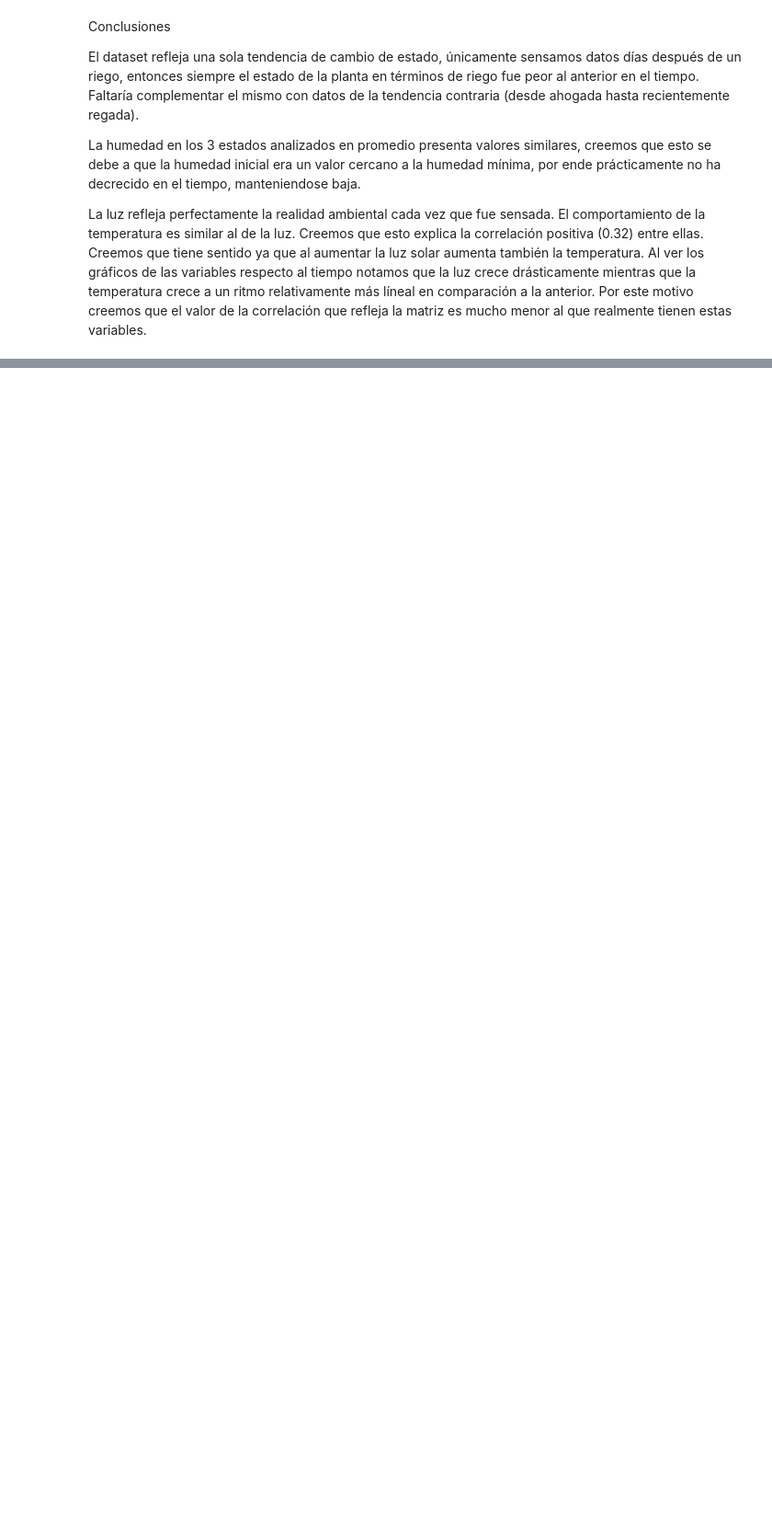
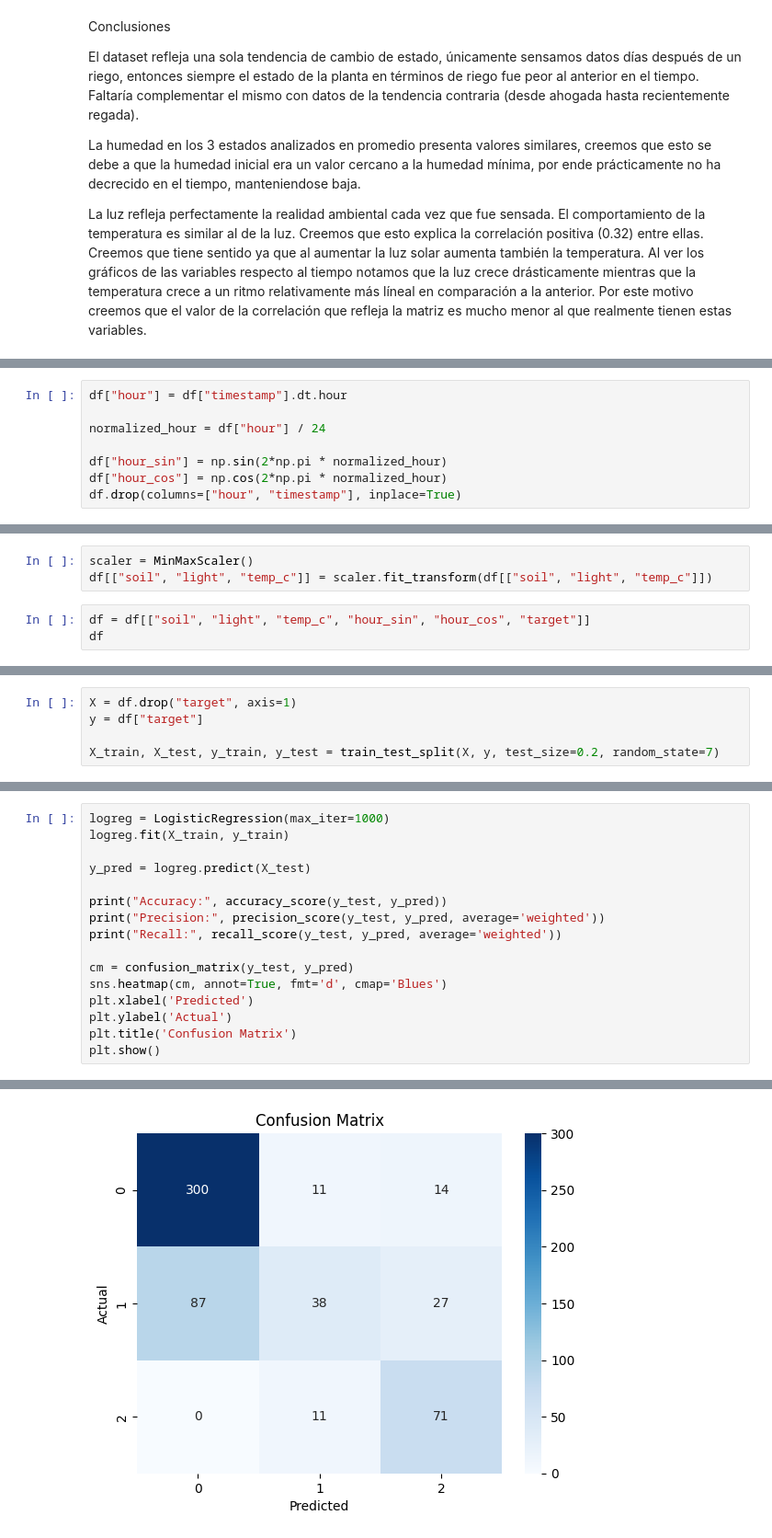
Before and after one commit to saguirregaray1/ia-plant, a Jupyter notebook: planta.ipynb, the cells around one changed output, grey strips where cells are left out. Shown: that part at 92% size. Drawn from its saved outputs; the diff is of its cells as text; blank space fills up the shorter version.

```diff
--- a/planta.ipynb
+++ b/planta.ipynb
@@ -383,0 +416,8 @@ La luz refleja perfectamente la realidad ambiental cada vez que fue sensada. El
+# %%
+df["hour"] = df["timestamp"].dt.hour
+
+normalized_hour = df["hour"] / 24
+
+df["hour_sin"] = np.sin(2*np.pi * normalized_hour)
+df["hour_cos"] = np.cos(2*np.pi * normalized_hour)
+df.drop(columns=["hour", "timestamp"], inplace=True)
@@ -383,0 +426,6 @@ La luz refleja perfectamente la realidad ambiental cada vez que fue sensada. El
+# %%
+scaler = MinMaxScaler()
+df[["soil", "light", "temp_c"]] = scaler.fit_transform(df[["soil", "light", "temp_c"]])
+# %%
+df = df[["soil", "light", "temp_c", "hour_sin", "hour_cos", "target"]]
+df
@@ -383,0 +448,5 @@ La luz refleja perfectamente la realidad ambiental cada vez que fue sensada. El
+# %%
+X = df.drop("target", axis=1)
+y = df["target"]
+
+X_train, X_test, y_train, y_test = train_test_split(X, y, test_size=0.2, random_state=7)
@@ -383,0 +455,17 @@ La luz refleja perfectamente la realidad ambiental cada vez que fue sensada. El
+# %%
+logreg = LogisticRegression(max_iter=1000)
+logreg.fit(X_train, y_train)
+
+y_pred = logreg.predict(X_test)
+
+print("Accuracy:", accuracy_score(y_test, y_pred))
+print("Precision:", precision_score(y_test, y_pred, average='weighted'))
+print("Recall:", recall_score(y_test, y_pred, average='weighted'))
+
+cm = confusion_matrix(y_test, y_pred)
+sns.heatmap(cm, annot=True, fmt='d', cmap='Blues')
+plt.xlabel('Predicted')
+plt.ylabel('Actual')
+plt.title('Confusion Matrix')
+plt.show()
+# %% [output]
@@ -383,0 +475 @@ La luz refleja perfectamente la realidad ambiental cada vez que fue sensada. El
+[figure, added]
```
Also changed, not shown: parts of 53 cells of this notebook, 5 other files.
